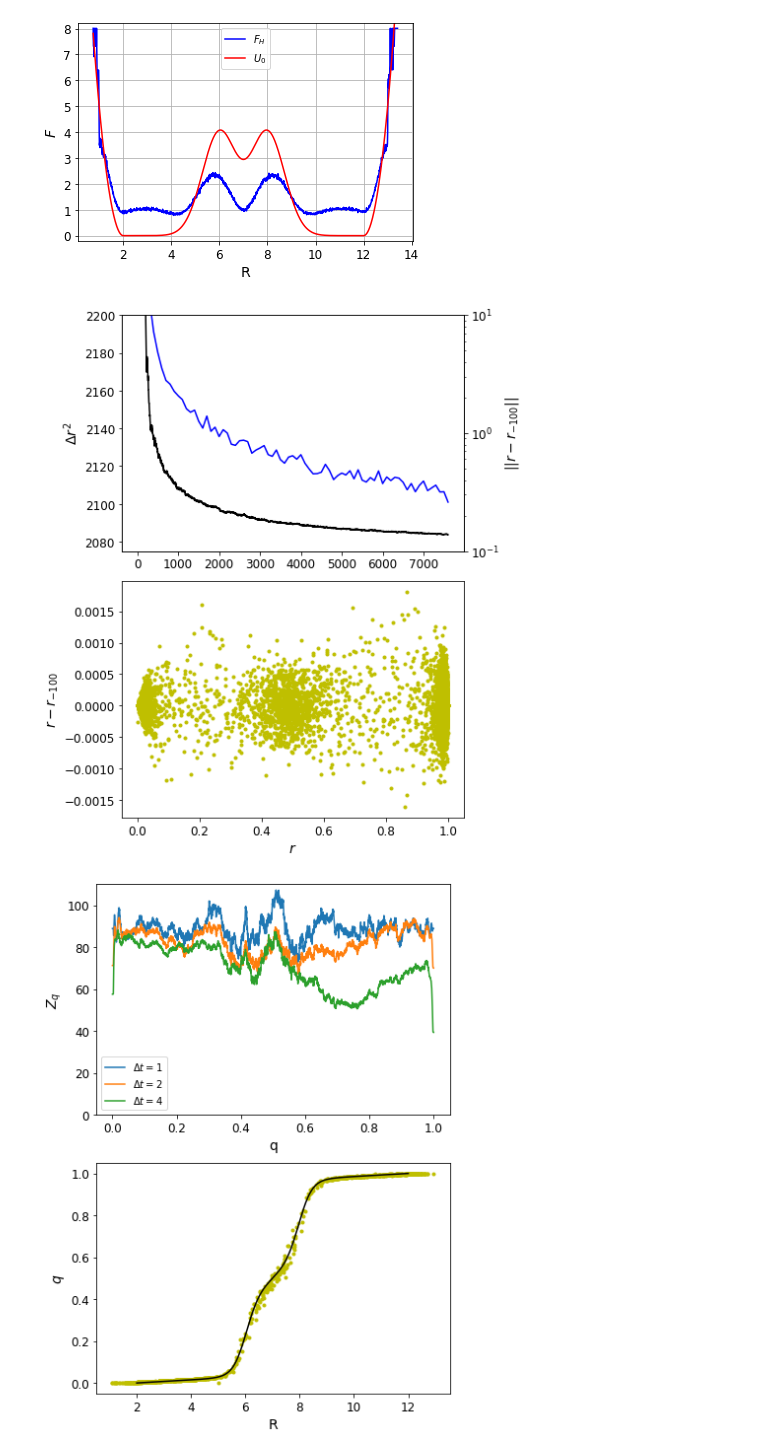
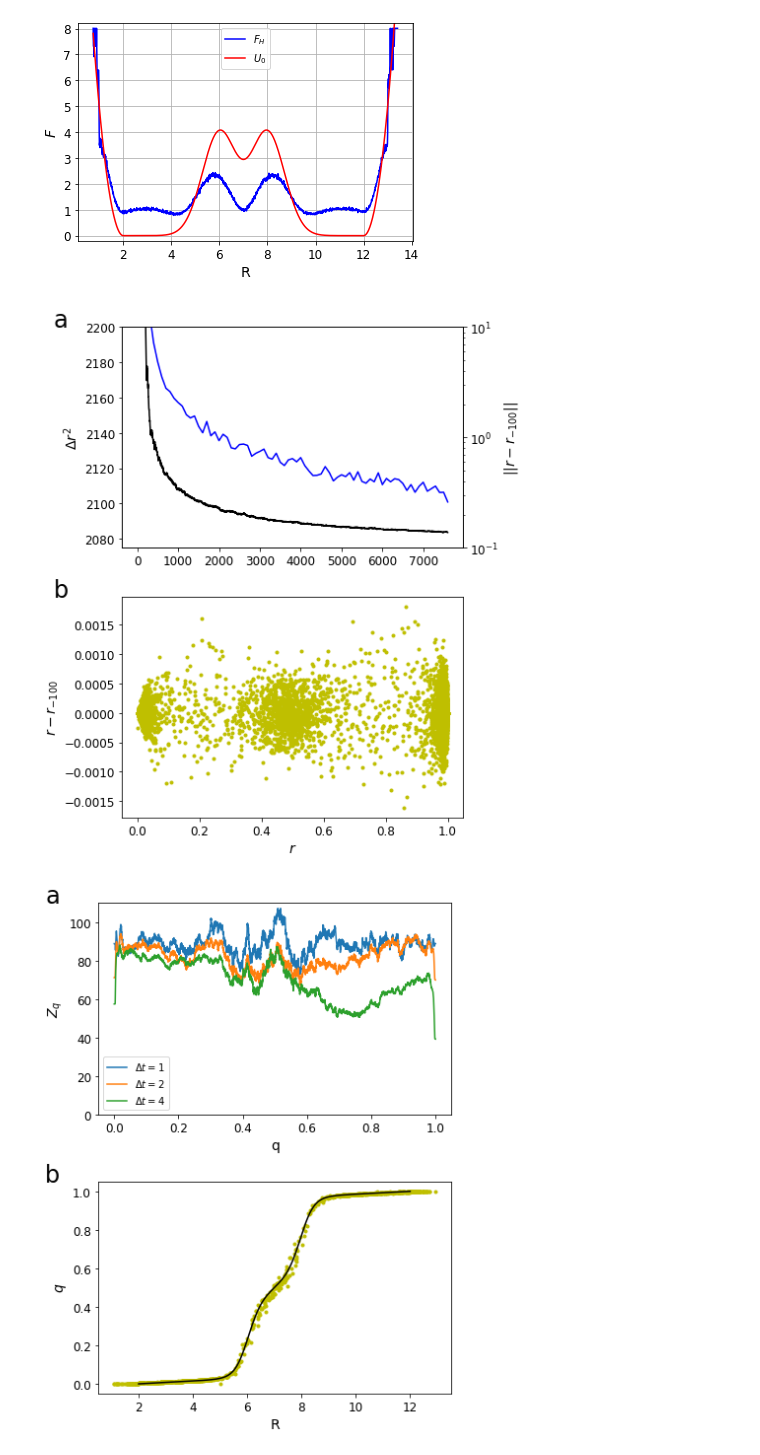
Before and after one commit to krivovsv/NPNE, a Jupyter notebook: 50d_model_system_committor.ipynb, the cells around one changed output. Cells and saved outputs as stored; diff of their text form; code cells hidden in the pictures.

```diff
--- a/50d_model_system_committor.ipynb
+++ b/50d_model_system_committor.ipynb
@@ -83,7 +84,7 @@ def comp_diffusion_multid(x0,force, D, nsteps, dtsave,dtsim,trjlen=10,Xstart=[])
 
     return Xtraj, itraj
 
-if True: # set to True to compute and save trajectory
+if False: # set to True to compute and save trajectory
     x0=np.zeros(50,'f4')
     x0[0]=5
     np.random.seed(100)
@@ -180,10 +170,9 @@ Iterations stop, when $||r-r_{-100}||<0.3$
 #### Output
 Every 100 iterations we print: iteration number, $||r-r_{-100}||$, and $\Delta r^2$.
 # %%
-import tensorflow as tf
 np.random.seed(100)
 ny=Xtraj.shape[1]
-ro=tf.identity(r)
+ro=r
 lr1=[]
 lr2=[]
 for i in range(20001):
@@ -213,9 +202,10 @@ for i in range(20001):
         dr2=tf.tensordot(dr,dr,1).numpy()
         dr2=dr2**0.5
         lr1.append((i,dr2))
+
         print (i,lr1[-1][1],lr2[-1][1])
         if dr2<0.3:break
-        ro=tf.identity(r)
+        ro=r
 
 
 qp=r.numpy()
@@ -287,13 +277,13 @@ for ax in(ax1,ax2):ax.set(xlabel='qp',ylabel='$Z_q$')
 ldt=[2**i for i in range(4)]
 dx=0.0001
 for dt in ldt:
-    lx,lzc1=ne.comp_Zca(qp,a=1,itraj=itraj,dx=dx,dt=dt)
+    lx,lzc1=ne.comp_Zq(qp,itraj=itraj,dx=dx,dt=dt)
     scale=(11-dt)/10
     lzc1=[zc1/scale for zc1 in lzc1]
     ax1.plot(lx,lzc1,label='%i' %dt)
 
     ekn=ne.comp_ekn_tp(qp,x0=0,x1=1,itraj=itraj,dx=dx,dt=dt)
-    lx,lzc1=ne.comp_Zca_ekn(ekn,a=1)
+    lx,lzc1=ne.comp_Zca_ekn(ekn,a=1,eq=False)
     scale=(11-dt)/10
     lzc1=[zc1/scale for zc1 in lzc1]
     ax2.plot(lx,lzc1,label='%i' %dt)
@@ -520,32 +510,37 @@ _=ax1.set(ylim=(2075,2200))
 
 dr=r-ro
 ax2.plot(r[0:100000:10],dr[0:100000:10],'y.')
+ax1.text(-.2,1,'a',fontsize=24,transform=ax1.transAxes)
+ax2.text(-.2,1,'b',fontsize=24,transform=ax2.transAxes)
 _=ax2.set(xlabel='$r$',ylabel='$r-r_{-100}$')
 plt.tight_layout()
 _=plt.savefig('fig2.pdf',dpi=600)
 # %% [output]
-[figure, old version]
+[figure, new version]
 # %%
 fig,(ax1,ax2)=plt.subplots(2,1,figsize=(6,8))
 ax1.set(xlabel='q',ylabel='$Z_q$',ylim=(0,110))
 ax2.set(xlabel='R',ylabel='$q$')
 
 ldt=[2**i for i in range(3)]
 dx=0.0001
 for dt in ldt:
-    lx,lzc1=ne.comp_Zca(qp,a=1,itraj=itraj,dx=dx,dt=dt)
+    lx,lzc1=ne.comp_Zq(qp,itraj=itraj,dx=dx,dt=dt)
     scale=(11-dt)/10
     lzc1=[zc1/scale for zc1 in lzc1]
     ax1.plot(lx,lzc1,label='$\Delta t=%i$' %dt)
 
 ax2.plot(rtraj[0:100000:100],qp[0:100000:100],'y.')
 ax2.plot(qth[0],qth[1],'k-')
 
+ax1.text(-.15,1,'a',fontsize=24,transform=ax1.transAxes)
+ax2.text(-.15,1,'b',fontsize=24,transform=ax2.transAxes)
+
 ax1.legend()
 fig.tight_layout()
 _=fig.savefig('fig3.pdf',dpi=600)
 # %% [output]
-[figure, old version]
+[figure, new version]
 # %%
 fig,(ax1,ax2)=plt.subplots(2,1,figsize=(6,8))
 dx=0.001
```
Also changed, not shown: parts of 6 cells of this notebook, 2 other files.
